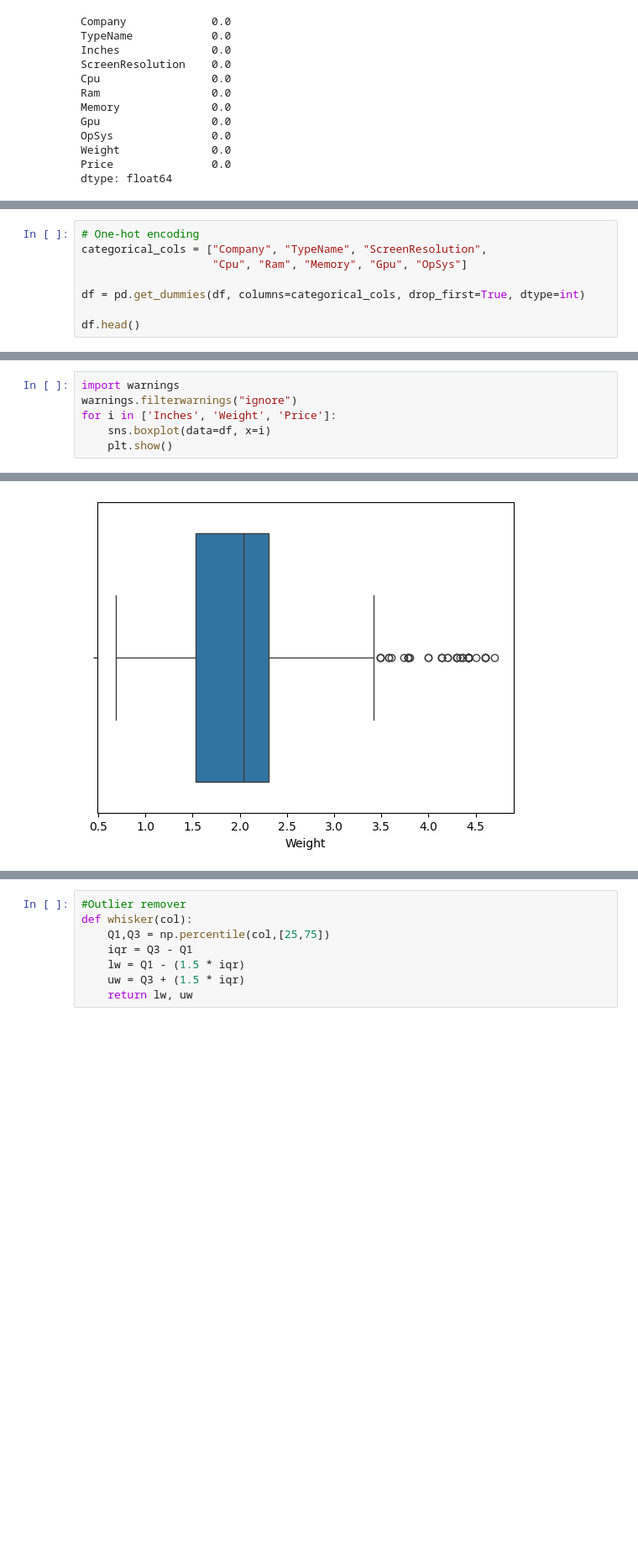
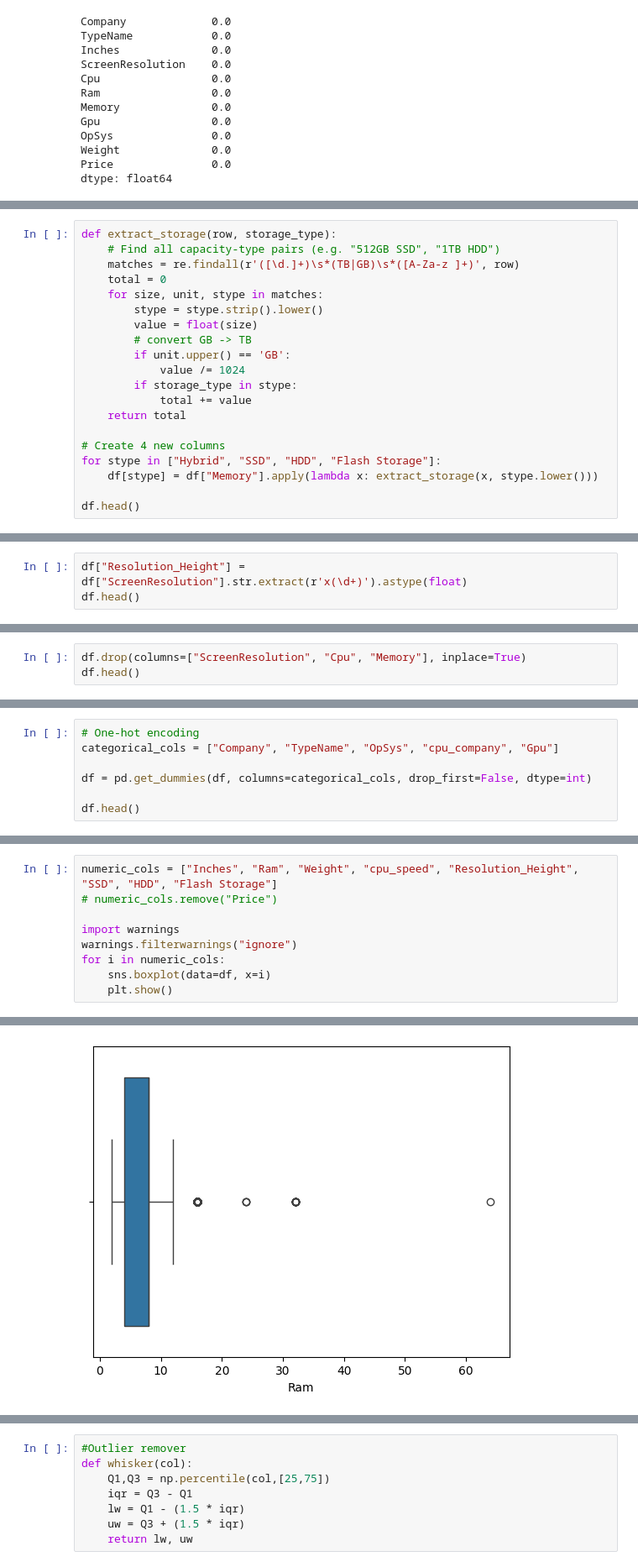
Before and after one commit to RavulapalliManas/laptop_price_task-, a Jupyter notebook: notebooks/data_exploration.ipynb, the cells around one changed output, grey strips where cells are left out. Shown: that part at 84% size. Saved outputs shown, nothing was run; the diff lists cells and outputs as text; blank space fills up the shorter version.

```diff
--- a/notebooks/data_exploration.ipynb
+++ b/notebooks/data_exploration.ipynb
@@ -34,0 +73,20 @@ df["Weight"] = df["Weight"].str.replace("kg", "", regex=False).str.strip().astyp
+# %%
+def extract_storage(row, storage_type):
+    # Find all capacity-type pairs (e.g. "512GB SSD", "1TB HDD")
+    matches = re.findall(r'([\d.]+)\s*(TB|GB)\s*([A-Za-z ]+)', row)
+    total = 0
+    for size, unit, stype in matches:
+        stype = stype.strip().lower()
+        value = float(size)
+        # convert GB -> TB
+        if unit.upper() == 'GB':
+            value /= 1024
+        if storage_type in stype:
+            total += value
+    return total
+
+# Create 4 new columns
+for stype in ["Hybrid", "SSD", "HDD", "Flash Storage"]:
+    df[stype] = df["Memory"].apply(lambda x: extract_storage(x, stype.lower()))
+
+df.head()
@@ -34,0 +100,3 @@ df["Weight"] = df["Weight"].str.replace("kg", "", regex=False).str.strip().astyp
+# %%
+df["Resolution_Height"] = df["ScreenResolution"].str.extract(r'x(\d+)').astype(float)
+df.head()
@@ -34,0 +110,3 @@ df["Weight"] = df["Weight"].str.replace("kg", "", regex=False).str.strip().astyp
+# %%
+df.drop(columns=["ScreenResolution", "Cpu", "Memory"], inplace=True)
+df.head()
@@ -35,9 +139,8 @@ df["Weight"] = df["Weight"].str.replace("kg", "", regex=False).str.strip().astyp
 # %%
 # One-hot encoding
-categorical_cols = ["Company", "TypeName", "ScreenResolution",
-                    "Cpu", "Ram", "Memory", "Gpu", "OpSys"]
+categorical_cols = ["Company", "TypeName", "OpSys", "cpu_company", "Gpu"]
 
-df = pd.get_dummies(df, columns=categorical_cols, drop_first=True, dtype=int)
+df = pd.get_dummies(df, columns=categorical_cols, drop_first=False, dtype=int)
 
 df.head()
 # %% [output]
@@ -51,9 +154,12 @@ df.head()
 # %%
+numeric_cols = ["Inches", "Ram", "Weight", "cpu_speed", "Resolution_Height", "SSD", "HDD", "Flash Storage"]
+# numeric_cols.remove("Price")
+
 import warnings
 warnings.filterwarnings("ignore")
-for i in ['Inches', 'Weight', 'Price']:
+for i in numeric_cols:
     sns.boxplot(data=df, x=i)
     plt.show()
 # %% [output]
 [figure]
-[figure, old version]
+[figure, new version]
```
Also changed, not shown: parts of 15 cells of this notebook, 2 other files.
